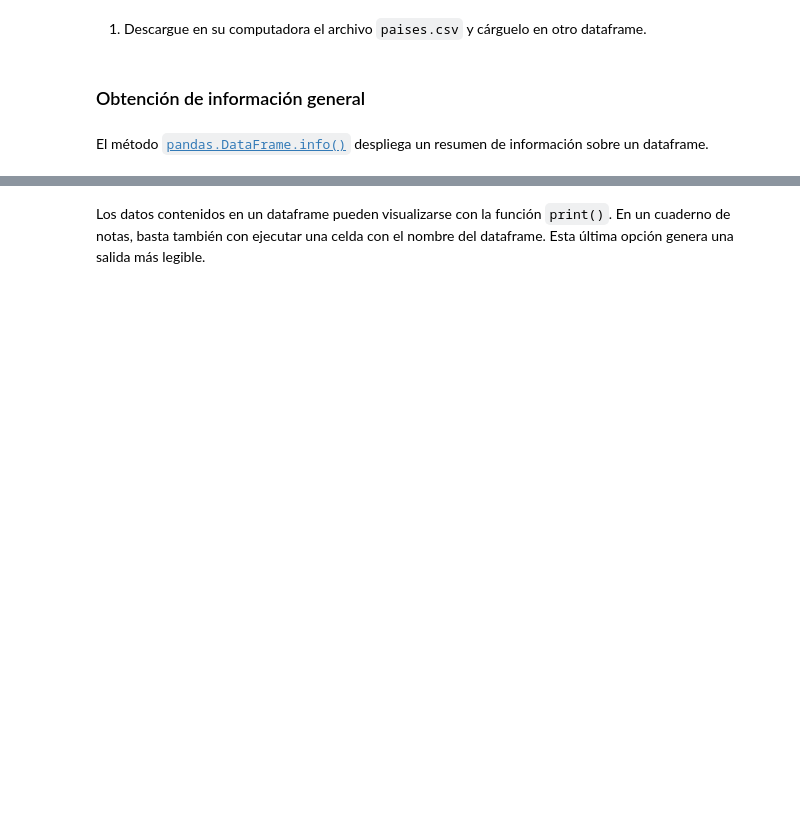
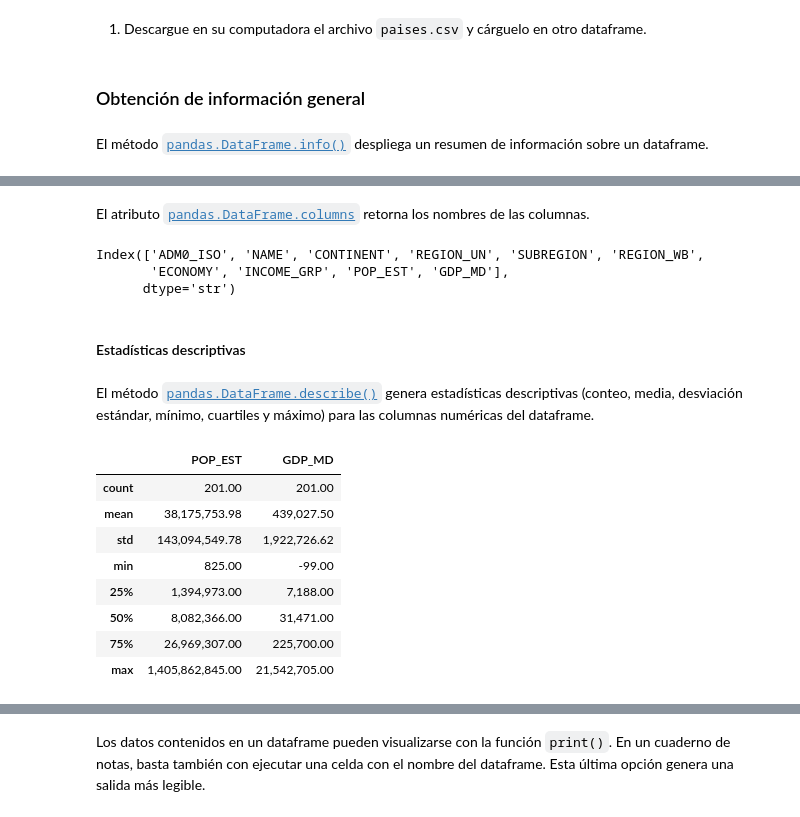
Before and after one commit to tpb708-programacionsig/2026-i, a Jupyter notebook: contenidos/iii-analisis-visualizacion-datos/01-pandas.ipynb, the cells around one changed output, grey strips where cells are left out. Drawn from its saved outputs; the diff is of its cells as text; code cells hidden in the pictures; blank space fills up the shorter version.

```diff
--- a/contenidos/iii-analisis-visualizacion-datos/01-pandas.ipynb
+++ b/contenidos/iii-analisis-visualizacion-datos/01-pandas.ipynb
@@ -208,0 +254,28 @@ memory usage: 15.8+ KB
+# %% [markdown]
+El atributo [`pandas.DataFrame.columns`](https://pandas.pydata.org/docs/reference/api/pandas.DataFrame.columns.html) retorna los nombres de las columnas.
+# %%
+# Nombres de las columnas
+
+paises.columns
+# %% [output]
+Index(['ADM0_ISO', 'NAME', 'CONTINENT', 'REGION_UN', 'SUBREGION', 'REGION_WB',
+       'ECONOMY', 'INCOME_GRP', 'POP_EST', 'GDP_MD'],
+      dtype='str')
+# %% [markdown]
+#### Estadísticas descriptivas
+# %% [markdown]
+El método [`pandas.DataFrame.describe()`](https://pandas.pydata.org/docs/reference/api/pandas.DataFrame.describe.html) genera estadísticas descriptivas (conteo, media, desviación estándar, mínimo, cuartiles y máximo) para las columnas numéricas del dataframe.
+# %%
+# Estadísticas descriptivas de las columnas numéricas
+
+paises.describe()
+# %% [output]
+|  | POP_EST | GDP_MD |
+| count | 201.00 | 201.00 |
+| mean | 38,175,753.98 | 439,027.50 |
+| std | 143,094,549.78 | 1,922,726.62 |
+| min | 825.00 | -99.00 |
+| 25% | 1,394,973.00 | 7,188.00 |
+| 50% | 8,082,366.00 | 31,471.00 |
+| 75% | 26,969,307.00 | 225,700.00 |
+| max | 1,405,862,845.00 | 21,542,705.00 |
```
Also changed, not shown: parts of 46 cells of this notebook, 2 other files.
